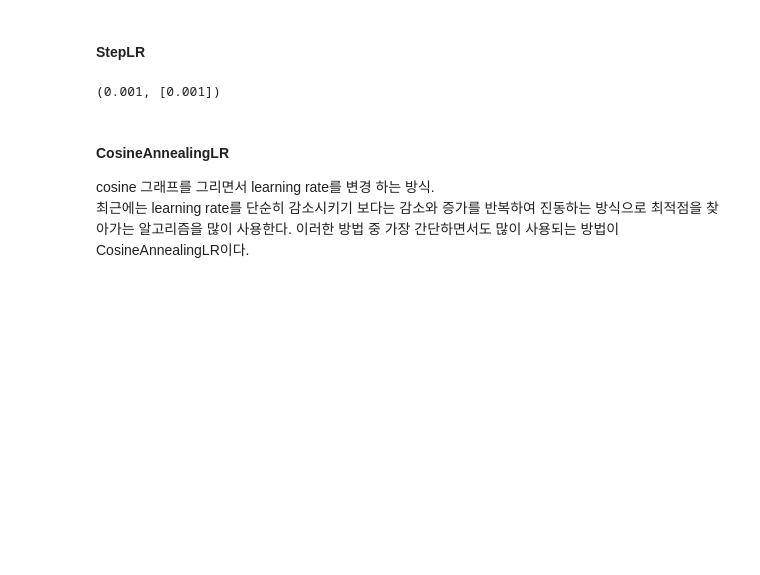
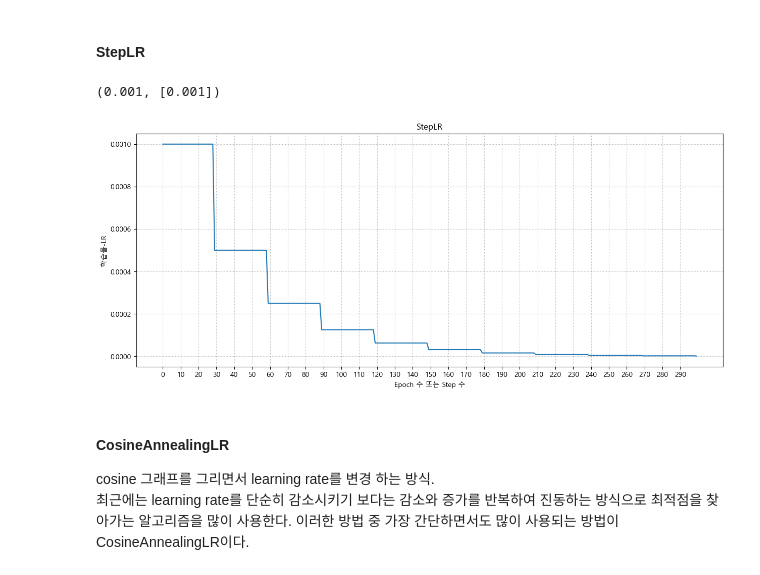
Before and after one commit to kgmyhGit/SKN06, a Jupyter notebook: 09_deeplearning_pytorch/08_2_딥러닝모델_성능개선_예제.ipynb, the cells around one changed output. Cells and saved outputs as stored; diff of their text form; code cells hidden in the pictures; blank space fills up the shorter version.

```diff
--- a/09_deeplearning_pytorch/08_2_딥러닝모델_성능개선_예제.ipynb
+++ b/09_deeplearning_pytorch/08_2_딥러닝모델_성능개선_예제.ipynb
@@ -697,3 +714,13 @@ lr_list = [] # 에폭별 optimizer의 lr를 저장할 리스트.
 for epoch in range(epochs):
     # 1 에폭 학습    for x, y in dataloader
     for _ in range(step_size):
+        # 1 step 학습 -> x,y device이동 -> 모델 추론 -> loss 계산 -> grad 계산 ->
+        #파라미터업데이터
+        optim.step()
+        #초기화
+        optim.zero_grad()
+        # LR 를 변경 요청 - 1 step 끝나면 변경 요청 -> 30 step당 변경.
+        # step_lr_scheduler.step()
+    # LR 를 변경 요청 - 1에폭 끝나면 변경요청 -> 30 에폭당 변경.
+    step_lr_scheduler.step()
+    lr_list.append(step_lr_scheduler.get_last_lr()[0])
@@ -700,3 +729,7 @@ for epoch in range(epochs):
+# %%
+plot_lr("StepLR", lr_list)
+# %% [output]
+[figure, added]
 # %% [markdown]
 #### CosineAnnealingLR
 
```
Also changed, not shown: parts of 11 cells of this notebook, 1 other file.
